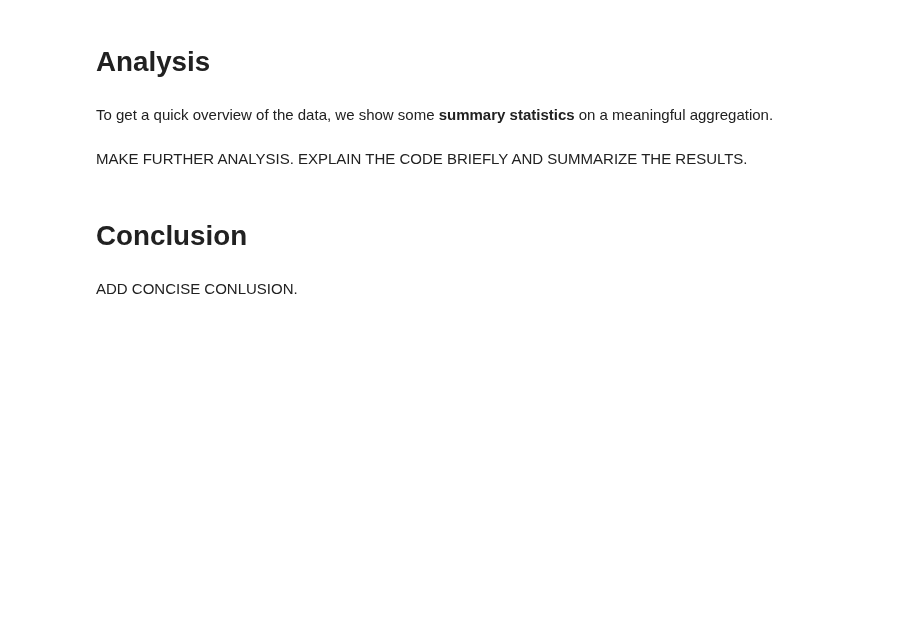
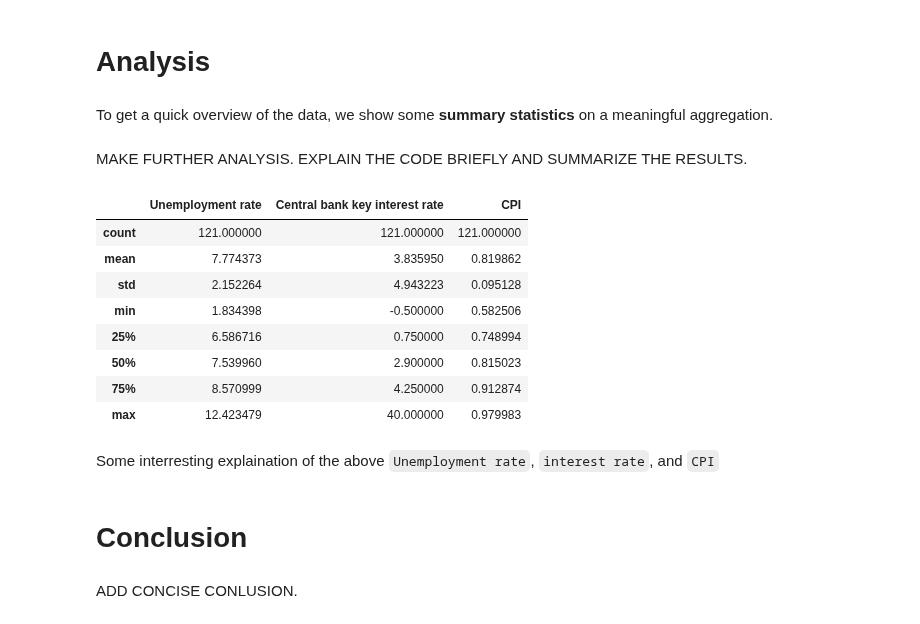
Before and after one commit to NumEconCopenhagen/projects-2023-hold-11, a Jupyter notebook: dataproject/dataproject.ipynb, the cells around one changed output. Drawn from its saved outputs; the diff is of its cells as text; code cells hidden in the pictures; blank space fills up the shorter version.

```diff
--- a/dataproject/dataproject.ipynb
+++ b/dataproject/dataproject.ipynb
@@ -84,6 +98,20 @@ Explain what you see when moving elements of the interactive plot around.
 To get a quick overview of the data, we show some **summary statistics** on a meaningful aggregation.
 # %% [markdown]
 MAKE FURTHER ANALYSIS. EXPLAIN THE CODE BRIEFLY AND SUMMARIZE THE RESULTS.
+# %%
+df[['Unemployment rate','Central bank key interest rate','CPI']].describe()
+# %% [output]
+|  | Unemployment rate | Central bank key interest rate | CPI |
+| count | 121.000000 | 121.000000 | 121.000000 |
+| mean | 7.774373 | 3.835950 | 0.819862 |
+| std | 2.152264 | 4.943223 | 0.095128 |
+| min | 1.834398 | -0.500000 | 0.582506 |
+| 25% | 6.586716 | 0.750000 | 0.748994 |
+| 50% | 7.539960 | 2.900000 | 0.815023 |
+| 75% | 8.570999 | 4.250000 | 0.912874 |
+| max | 12.423479 | 40.000000 | 0.979983 |
+# %% [markdown]
+Some interresting explaination of the above `Unemployment rate`, `interest rate`, and `CPI`
 # %% [markdown]
 # Conclusion
 # %% [markdown]
```
Also changed, not shown: parts of 3 cells of this notebook.
